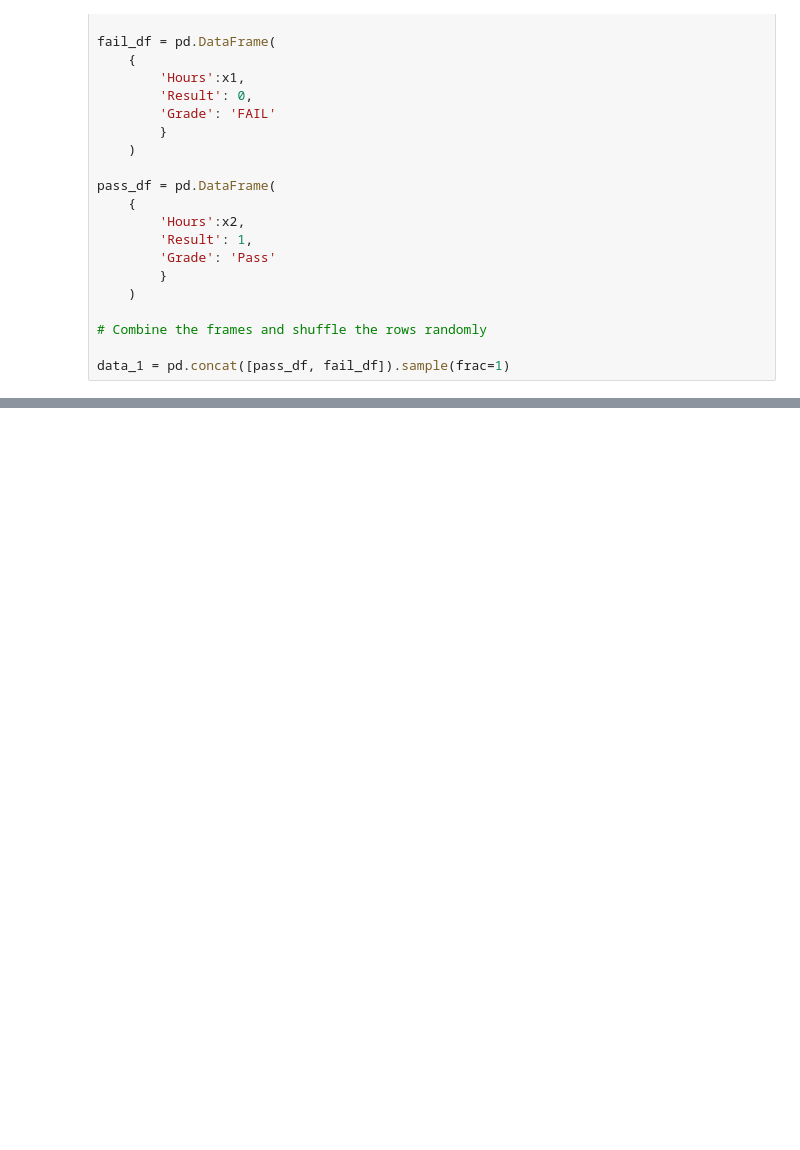
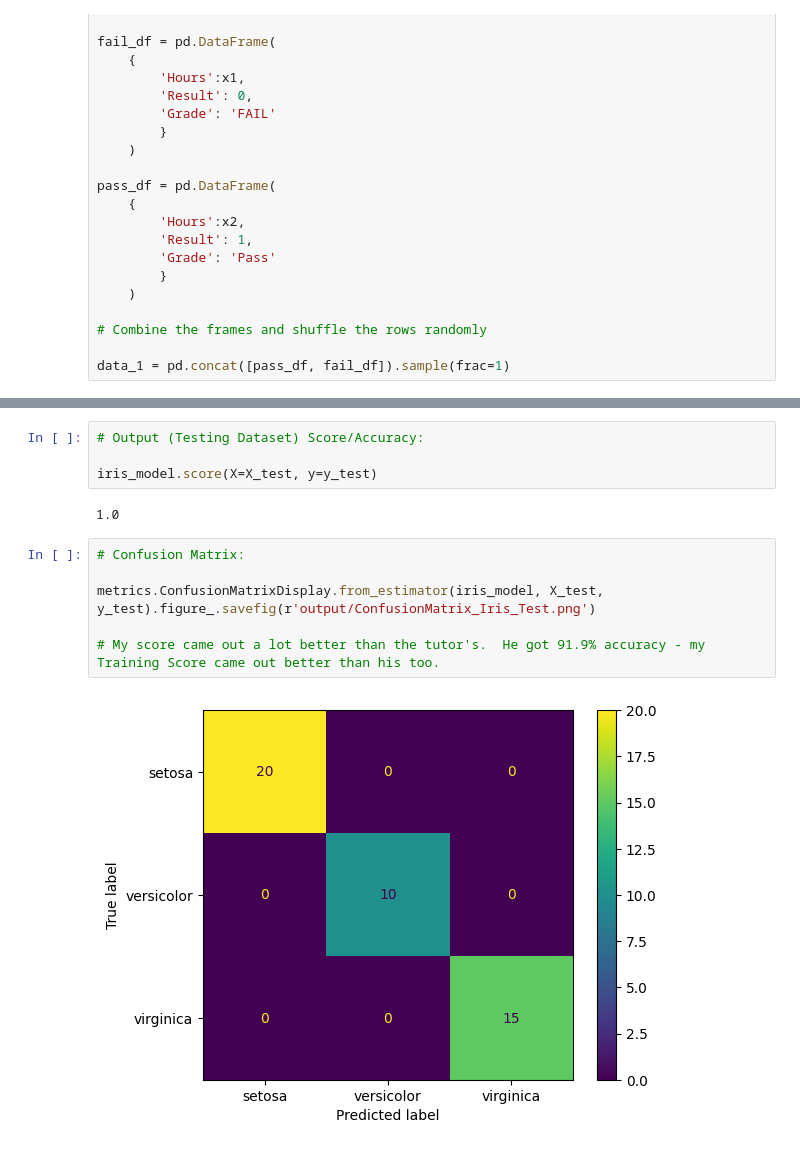
Before and after one commit to RoyAWilson/FntstcPythonDtScncMchnLrnng, a Jupyter notebook: Section_29_LogisticRegression/177_LogReg.ipynb, the cells around one changed output, grey strips where cells are left out. Saved outputs shown, nothing was run; the diff lists cells and outputs as text; blank space fills up the shorter version.

```diff
--- a/Section_29_LogisticRegression/177_LogReg.ipynb
+++ b/Section_29_LogisticRegression/177_LogReg.ipynb
@@ -83,0 +321,14 @@ l_reg_1.fig.savefig(r'output/lmplot_Student_2.png')
+# %%
+# Output (Testing Dataset) Score/Accuracy:
+
+iris_model.score(X=X_test, y=y_test)
+# %% [output]
+1.0
+# %%
+# Confusion Matrix:
+
+metrics.ConfusionMatrixDisplay.from_estimator(iris_model, X_test, y_test).figure_.savefig(r'output/ConfusionMatrix_Iris_Test.png')
+
+# My score came out a lot better than the tutor's.  He got 91.9% accuracy - my Training Score came out better than his too.
+# %% [output]
+[figure, added]
```
Also changed, not shown: parts of 46 cells of this notebook, 1 other file.
